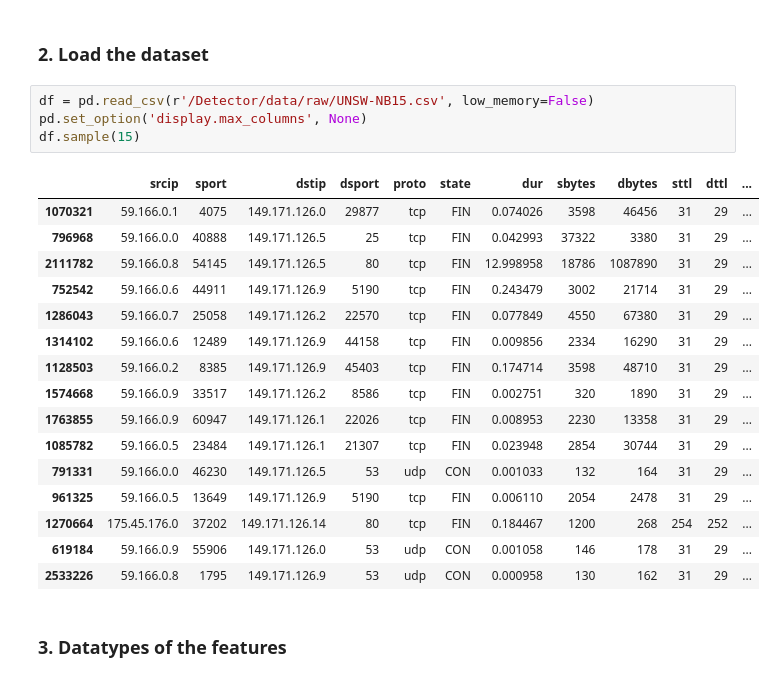
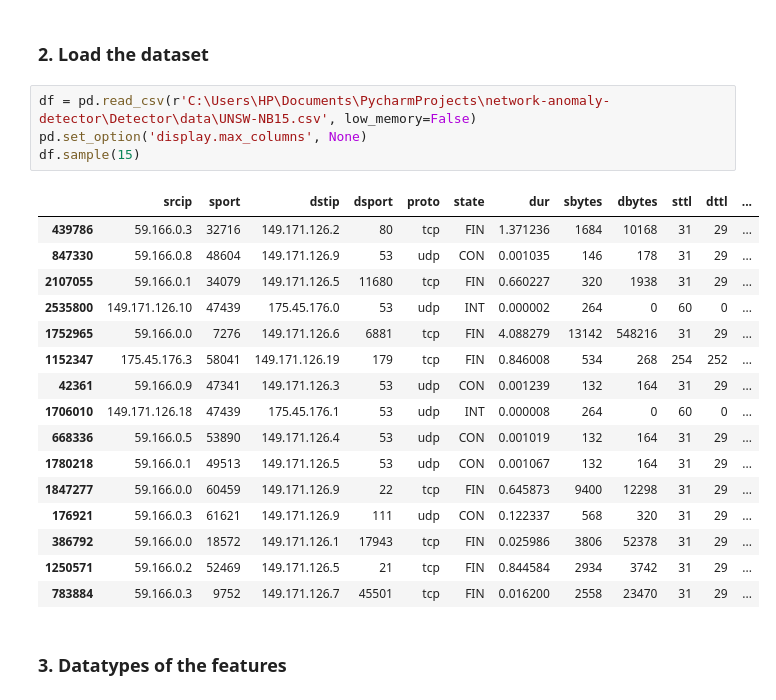
Before and after one commit to ShuvamLabs/network-anomaly-detector, a Jupyter notebook: Detector/notebooks/02-data-cleaning.ipynb, the cells around one changed output. Drawn from its saved outputs; the diff is of its cells as text.

```diff
--- a/Detector/notebooks/02-data-cleaning.ipynb
+++ b/Detector/notebooks/02-data-cleaning.ipynb
@@ -7,26 +7,26 @@ import pandas as pd
 # %% [markdown]
 ### 2. Load the dataset
 # %%
-df = pd.read_csv(r'/Detector/data/raw/UNSW-NB15.csv', low_memory=False)
+df = pd.read_csv(r'C:\Users\HP\Documents\PycharmProjects\network-anomaly-detector\Detector\data\UNSW-NB15.csv', low_memory=False)
 pd.set_option('display.max_columns', None)
 df.sample(15)
 # %% [output]
 |  | srcip | sport | dstip | dsport | proto | state | dur | sbytes | dbytes | sttl | dttl | ... |
-| 1070321 | 59.166.0.1 | 4075 | 149.171.126.0 | 29877 | tcp | FIN | 0.074026 | 3598 | 46456 | 31 | 29 | ... |
-| 796968 | 59.166.0.0 | 40888 | 149.171.126.5 | 25 | tcp | FIN | 0.042993 | 37322 | 3380 | 31 | 29 | ... |
-| 2111782 | 59.166.0.8 | 54145 | 149.171.126.5 | 80 | tcp | FIN | 12.998958 | 18786 | 1087890 | 31 | 29 | ... |
-| 752542 | 59.166.0.6 | 44911 | 149.171.126.9 | 5190 | tcp | FIN | 0.243479 | 3002 | 21714 | 31 | 29 | ... |
-| 1286043 | 59.166.0.7 | 25058 | 149.171.126.2 | 22570 | tcp | FIN | 0.077849 | 4550 | 67380 | 31 | 29 | ... |
-| 1314102 | 59.166.0.6 | 12489 | 149.171.126.9 | 44158 | tcp | FIN | 0.009856 | 2334 | 16290 | 31 | 29 | ... |
-| 1128503 | 59.166.0.2 | 8385 | 149.171.126.9 | 45403 | tcp | FIN | 0.174714 | 3598 | 48710 | 31 | 29 | ... |
-| 1574668 | 59.166.0.9 | 33517 | 149.171.126.2 | 8586 | tcp | FIN | 0.002751 | 320 | 1890 | 31 | 29 | ... |
-| 1763855 | 59.166.0.9 | 60947 | 149.171.126.1 | 22026 | tcp | FIN | 0.008953 | 2230 | 13358 | 31 | 29 | ... |
-| 1085782 | 59.166.0.5 | 23484 | 149.171.126.1 | 21307 | tcp | FIN | 0.023948 | 2854 | 30744 | 31 | 29 | ... |
-| 791331 | 59.166.0.0 | 46230 | 149.171.126.5 | 53 | udp | CON | 0.001033 | 132 | 164 | 31 | 29 | ... |
-| 961325 | 59.166.0.5 | 13649 | 149.171.126.9 | 5190 | tcp | FIN | 0.006110 | 2054 | 2478 | 31 | 29 | ... |
-| 1270664 | 175.45.176.0 | 37202 | 149.171.126.14 | 80 | tcp | FIN | 0.184467 | 1200 | 268 | 254 | 252 | ... |
-| 619184 | 59.166.0.9 | 55906 | 149.171.126.0 | 53 | udp | CON | 0.001058 | 146 | 178 | 31 | 29 | ... |
-| 2533226 | 59.166.0.8 | 1795 | 149.171.126.9 | 53 | udp | CON | 0.000958 | 130 | 162 | 31 | 29 | ... |
+| 439786 | 59.166.0.3 | 32716 | 149.171.126.2 | 80 | tcp | FIN | 1.371236 | 1684 | 10168 | 31 | 29 | ... |
+| 847330 | 59.166.0.8 | 48604 | 149.171.126.9 | 53 | udp | CON | 0.001035 | 146 | 178 | 31 | 29 | ... |
+| 2107055 | 59.166.0.1 | 34079 | 149.171.126.5 | 11680 | tcp | FIN | 0.660227 | 320 | 1938 | 31 | 29 | ... |
+| 2535800 | 149.171.126.10 | 47439 | 175.45.176.0 | 53 | udp | INT | 0.000002 | 264 | 0 | 60 | 0 | ... |
+| 1752965 | 59.166.0.0 | 7276 | 149.171.126.6 | 6881 | tcp | FIN | 4.088279 | 13142 | 548216 | 31 | 29 | ... |
+| 1152347 | 175.45.176.3 | 58041 | 149.171.126.19 | 179 | tcp | FIN | 0.846008 | 534 | 268 | 254 | 252 | ... |
+| 42361 | 59.166.0.9 | 47341 | 149.171.126.3 | 53 | udp | CON | 0.001239 | 132 | 164 | 31 | 29 | ... |
+| 1706010 | 149.171.126.18 | 47439 | 175.45.176.1 | 53 | udp | INT | 0.000008 | 264 | 0 | 60 | 0 | ... |
+| 668336 | 59.166.0.5 | 53890 | 149.171.126.4 | 53 | udp | CON | 0.001019 | 132 | 164 | 31 | 29 | ... |
+| 1780218 | 59.166.0.1 | 49513 | 149.171.126.5 | 53 | udp | CON | 0.001067 | 132 | 164 | 31 | 29 | ... |
+| 1847277 | 59.166.0.0 | 60459 | 149.171.126.9 | 22 | tcp | FIN | 0.645873 | 9400 | 12298 | 31 | 29 | ... |
+| 176921 | 59.166.0.3 | 61621 | 149.171.126.9 | 111 | udp | CON | 0.122337 | 568 | 320 | 31 | 29 | ... |
+| 386792 | 59.166.0.0 | 18572 | 149.171.126.1 | 17943 | tcp | FIN | 0.025986 | 3806 | 52378 | 31 | 29 | ... |
+| 1250571 | 59.166.0.2 | 52469 | 149.171.126.5 | 21 | tcp | FIN | 0.844584 | 2934 | 3742 | 31 | 29 | ... |
+| 783884 | 59.166.0.3 | 9752 | 149.171.126.7 | 45501 | tcp | FIN | 0.016200 | 2558 | 23470 | 31 | 29 | ... |
 # %% [markdown]
 ### 3. Datatypes of the features
 # %%
```
Also changed, not shown: parts of 13 cells of this notebook, 1 other file.
